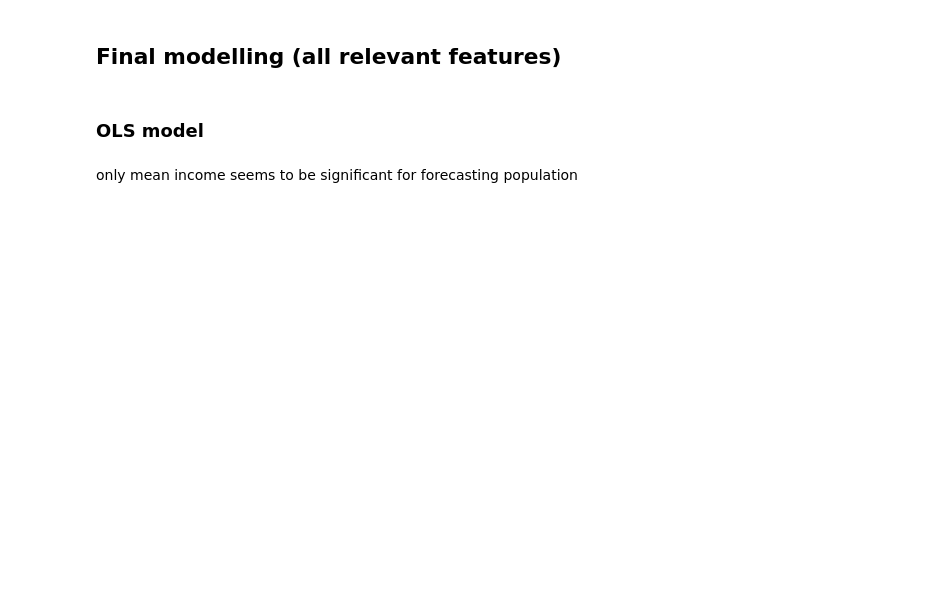
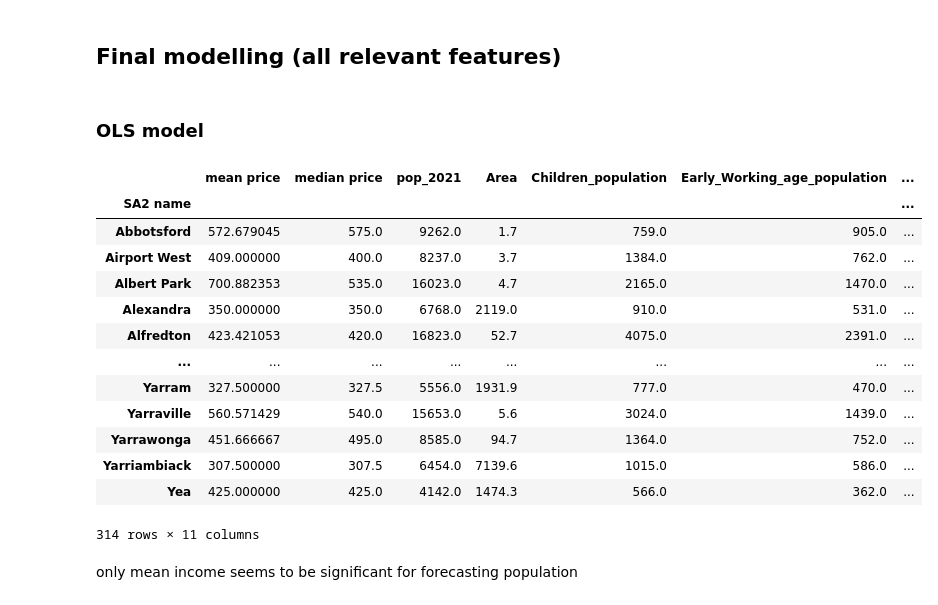
Before and after one commit to MAST30034-Applied-Data-Science/generic-real-estate-consulting-project-18, a Jupyter notebook: notebooks/Summary_notebook.ipynb, the cells around one changed output. Cells and saved outputs as stored; diff of their text form; code cells hidden in the pictures; blank space fills up the shorter version.

```diff
--- a/notebooks/Summary_notebook.ipynb
+++ b/notebooks/Summary_notebook.ipynb
@@ -482,7 +376,24 @@ df_reduce
 ### OLS model
 # %%
 # drop irrelevant columns
-SA2_data.drop(columns = ['Median $ 2019','SA2 CODE'], inplace = True)
+SA2_data.drop(columns = ['Median $ 2019','SA2 CODE','SA2 code_y'], inplace = True)
+# %%
+SA2_data
+# %% [output]
+|  | mean price | median price | pop_2021 | Area | Children_population | Early_Working_age_population | ... |
+| SA2 name |  |  |  |  |  |  | ... |
+| Abbotsford | 572.679045 | 575.0 | 9262.0 | 1.7 | 759.0 | 905.0 | ... |
+| Airport West | 409.000000 | 400.0 | 8237.0 | 3.7 | 1384.0 | 762.0 | ... |
+| Albert Park | 700.882353 | 535.0 | 16023.0 | 4.7 | 2165.0 | 1470.0 | ... |
+| Alexandra | 350.000000 | 350.0 | 6768.0 | 2119.0 | 910.0 | 531.0 | ... |
+| Alfredton | 423.421053 | 420.0 | 16823.0 | 52.7 | 4075.0 | 2391.0 | ... |
+| ... | ... | ... | ... | ... | ... | ... | ... |
+| Yarram | 327.500000 | 327.5 | 5556.0 | 1931.9 | 777.0 | 470.0 | ... |
+| Yarraville | 560.571429 | 540.0 | 15653.0 | 5.6 | 3024.0 | 1439.0 | ... |
+| Yarrawonga | 451.666667 | 495.0 | 8585.0 | 94.7 | 1364.0 | 752.0 | ... |
+| Yarriambiack | 307.500000 | 307.5 | 6454.0 | 7139.6 | 1015.0 | 586.0 | ... |
+| Yea | 425.000000 | 425.0 | 4142.0 | 1474.3 | 566.0 | 362.0 | ... |
+314 rows × 11 columns
 # %%
 # rename variable so it can be joined
 SA2_data.rename(columns = {'mean price':'mean_price', 'Mean $ 2019': 'Mean_income_2019', '2021 crime rate': 'crime_rate_2021'}, inplace = True)
```
Also changed, not shown: parts of 40 cells of this notebook, 5 other files.
